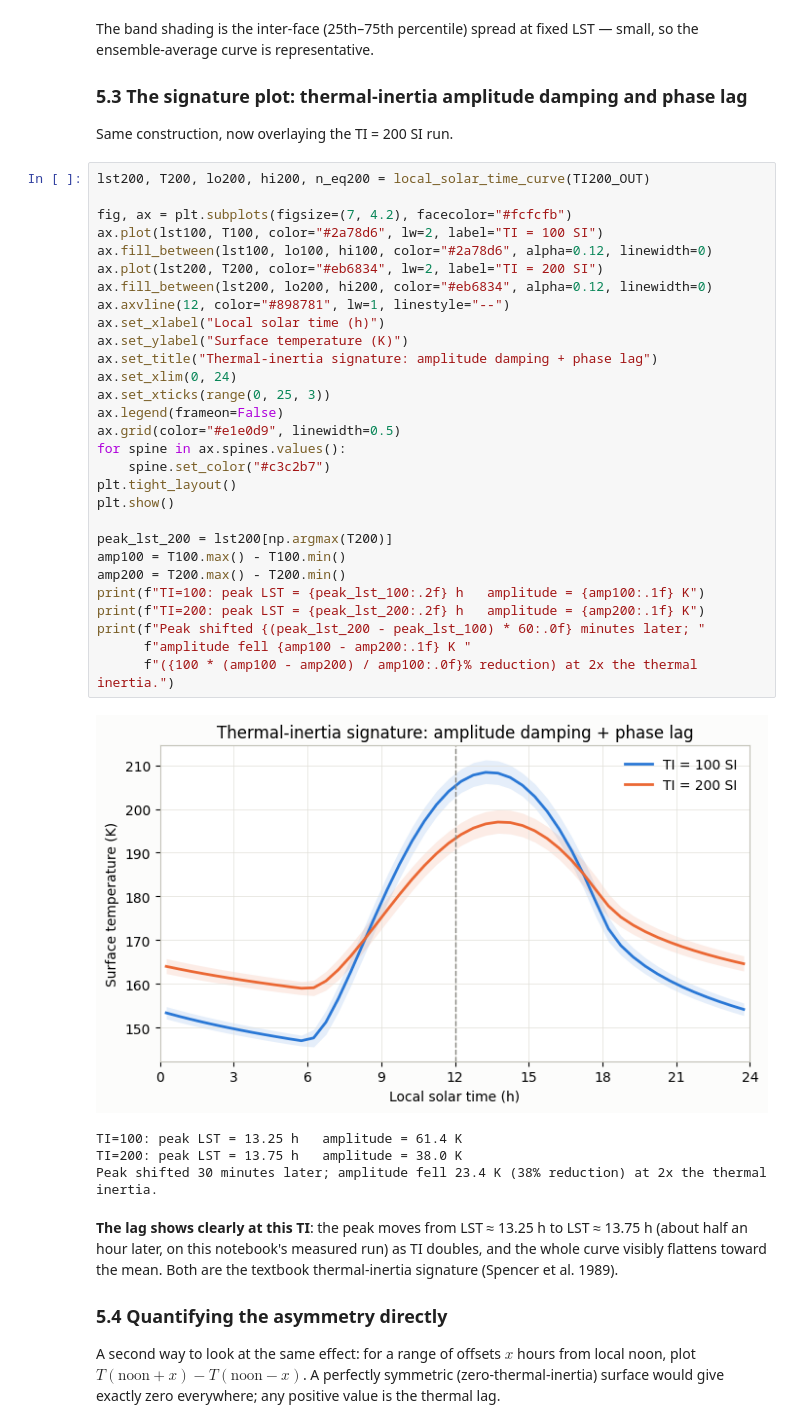
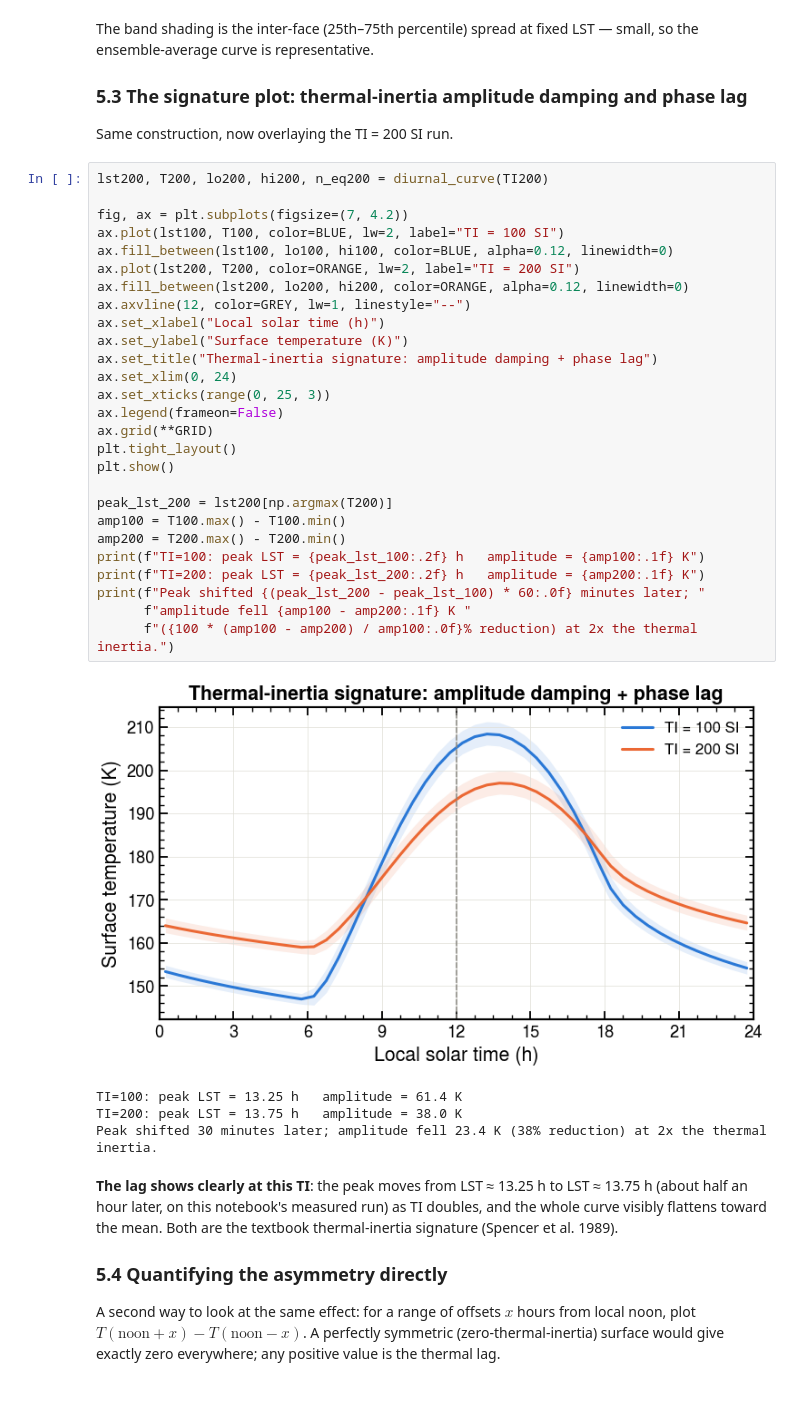
Before and after one commit to phayne/ptm3d-archive, a Jupyter notebook: docs/tutorials/notebooks/03_asteroid_thermal.ipynb, the cells around one changed output. Drawn from its saved outputs; the diff is of its cells as text; blank space fills up the shorter version.

```diff
--- a/docs/tutorials/notebooks/03_asteroid_thermal.ipynb
+++ b/docs/tutorials/notebooks/03_asteroid_thermal.ipynb
@@ -608,40 +577,38 @@ LST — small, so the ensemble-average curve is representative.
 ### 5.3 The signature plot: thermal-inertia amplitude damping and phase lag
 
 Same construction, now overlaying the TI = 200 SI run.
-# %%
-lst200, T200, lo200, hi200, n_eq200 = local_solar_time_curve(TI200_OUT)
-
-fig, ax = plt.subplots(figsize=(7, 4.2), facecolor="#fcfcfb")
-ax.plot(lst100, T100, color="#2a78d6", lw=2, label="TI = 100 SI")
-ax.fill_between(lst100, lo100, hi100, color="#2a78d6", alpha=0.12, linewidth=0)
-ax.plot(lst200, T200, color="#eb6834", lw=2, label="TI = 200 SI")
-ax.fill_between(lst200, lo200, hi200, color="#eb6834", alpha=0.12, linewidth=0)
-ax.axvline(12, color="#898781", lw=1, linestyle="--")
-ax.set_xlabel("Local solar time (h)")
-ax.set_ylabel("Surface temperature (K)")
-ax.set_title("Thermal-inertia signature: amplitude damping + phase lag")
-ax.set_xlim(0, 24)
-ax.set_xticks(range(0, 25, 3))
-ax.legend(frameon=False)
-ax.grid(color="#e1e0d9", linewidth=0.5)
-for spine in ax.spines.values():
-    spine.set_color("#c3c2b7")
-plt.tight_layout()
-plt.show()
-
-peak_lst_200 = lst200[np.argmax(T200)]
-amp100 = T100.max() - T100.min()
-amp200 = T200.max() - T200.min()
-print(f"TI=100: peak LST = {peak_lst_100:.2f} h   amplitude = {amp100:.1f} K")
-print(f"TI=200: peak LST = {peak_lst_200:.2f} h   amplitude = {amp200:.1f} K")
-print(f"Peak shifted {(peak_lst_200 - peak_lst_100) * 60:.0f} minutes later; "
-      f"amplitude fell {amp100 - amp200:.1f} K "
-      f"({100 * (amp100 - amp200) / amp100:.0f}% reduction) at 2x the thermal inertia.")
-# %% [output]
-[figure, removed]
-TI=100: peak LST = 13.25 h   amplitude = 61.4 K
-TI=200: peak LST = 13.75 h   amplitude = 38.0 K
-Peak shifted 30 minutes later; amplitude fell 23.4 K (38% reduction) at 2x the thermal inertia.
+# %%
+lst200, T200, lo200, hi200, n_eq200 = diurnal_curve(TI200)
+
+fig, ax = plt.subplots(figsize=(7, 4.2))
+ax.plot(lst100, T100, color=BLUE, lw=2, label="TI = 100 SI")
+ax.fill_between(lst100, lo100, hi100, color=BLUE, alpha=0.12, linewidth=0)
+ax.plot(lst200, T200, color=ORANGE, lw=2, label="TI = 200 SI")
+ax.fill_between(lst200, lo200, hi200, color=ORANGE, alpha=0.12, linewidth=0)
+ax.axvline(12, color=GREY, lw=1, linestyle="--")
+ax.set_xlabel("Local solar time (h)")
+ax.set_ylabel("Surface temperature (K)")
+ax.set_title("Thermal-inertia signature: amplitude damping + phase lag")
+ax.set_xlim(0, 24)
+ax.set_xticks(range(0, 25, 3))
+ax.legend(frameon=False)
+ax.grid(**GRID)
+plt.tight_layout()
+plt.show()
+
+peak_lst_200 = lst200[np.argmax(T200)]
+amp100 = T100.max() - T100.min()
+amp200 = T200.max() - T200.min()
+print(f"TI=100: peak LST = {peak_lst_100:.2f} h   amplitude = {amp100:.1f} K")
+print(f"TI=200: peak LST = {peak_lst_200:.2f} h   amplitude = {amp200:.1f} K")
+print(f"Peak shifted {(peak_lst_200 - peak_lst_100) * 60:.0f} minutes later; "
+      f"amplitude fell {amp100 - amp200:.1f} K "
+      f"({100 * (amp100 - amp200) / amp100:.0f}% reduction) at 2x the thermal inertia.")
+# %% [output]
+[figure, added]
+TI=100: peak LST = 13.25 h   amplitude = 61.4 K
+TI=200: peak LST = 13.75 h   amplitude = 38.0 K
+Peak shifted 30 minutes later; amplitude fell 23.4 K (38% reduction) at 2x the thermal inertia.
 # %% [markdown]
 **The lag shows clearly at this TI**: the peak moves from LST ≈ 13.25 h
 to LST ≈ 13.75 h (about half an hour later, on this notebook's measured run)
```
Also changed, not shown: parts of 41 cells of this notebook.
